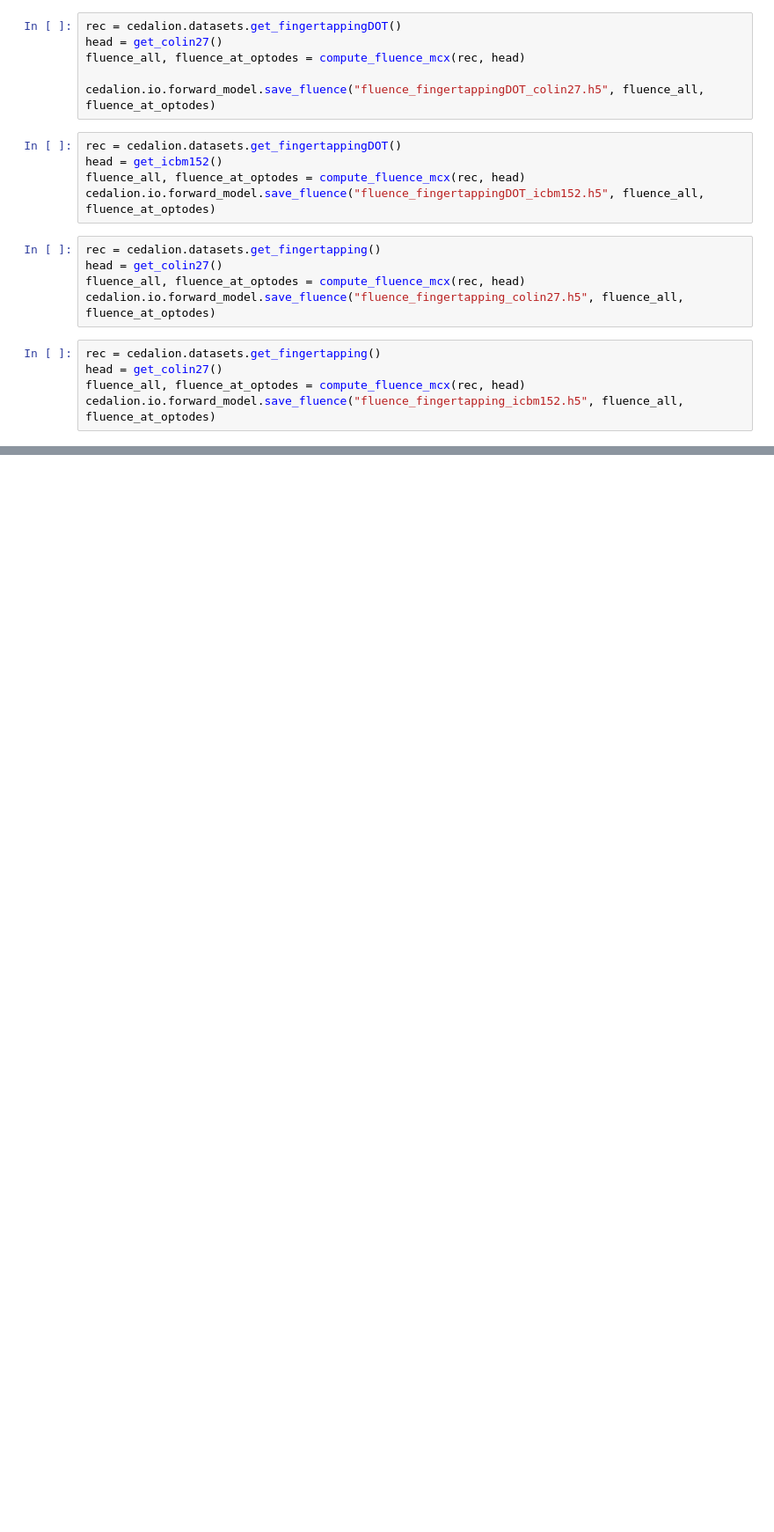
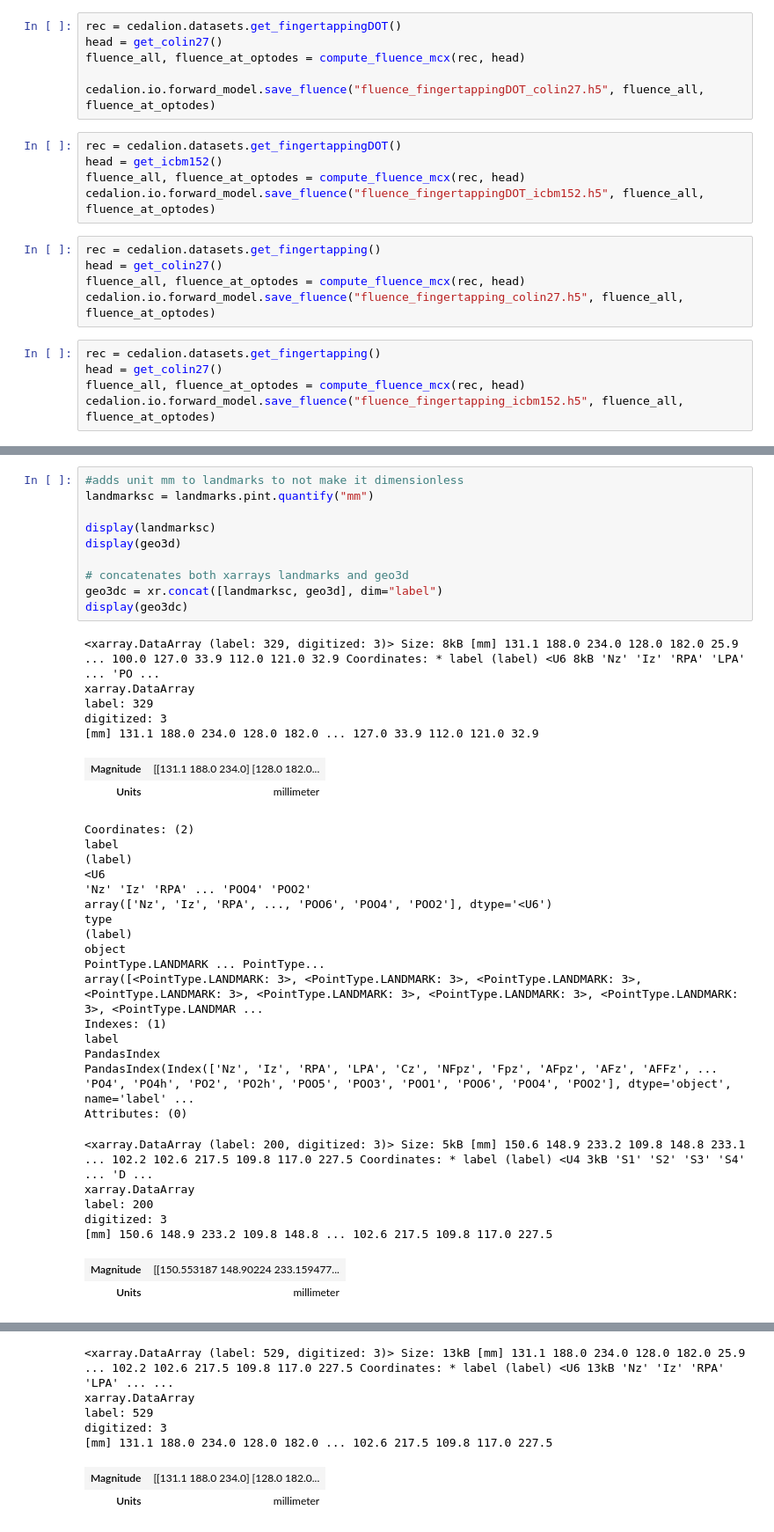
Before and after one commit to ibs-lab/cedalion, a Jupyter notebook: examples/precompute_fluence.ipynb, the cells around one changed output, grey strips where cells are left out. Shown: that part at 88% size. Cells and saved outputs as stored; diff of their text form; blank space fills up the shorter version.

```diff
--- a/examples/precompute_fluence.ipynb
+++ b/examples/precompute_fluence.ipynb
@@ -115,0 +159,41 @@ cedalion.io.forward_model.save_fluence("fluence_fingertapping_icbm152.h5", fluen
+# %%
+#adds unit mm to landmarks to not make it dimensionless
+landmarksc = landmarks.pint.quantify("mm")
+
+display(landmarksc)
+display(geo3d)
+
+# concatenates both xarrays landmarks and geo3d
+geo3dc = xr.concat([landmarksc, geo3d], dim="label")
+display(geo3dc)
+# %% [output]
+<xarray.DataArray (label: 329, digitized: 3)> Size: 8kB [mm] 131.1 188.0 234.0 128.0 182.0 25.9 ... 100.0 127.0 33.9 112.0 121.0 32.9 Coordinates: * label (label) <U6 8kB 'Nz' 'Iz' 'RPA' 'LPA' ... 'PO ...
+xarray.DataArray
+label: 329
+digitized: 3
+[mm] 131.1 188.0 234.0 128.0 182.0 ... 127.0 33.9 112.0 121.0 32.9
+| Magnitude | [[131.1 188.0 234.0] [128.0 182.0... |
+| Units | millimeter |
+Coordinates: (2)
+label
+(label)
+<U6
+'Nz' 'Iz' 'RPA' ... 'POO4' 'POO2'
+array(['Nz', 'Iz', 'RPA', ..., 'POO6', 'POO4', 'POO2'], dtype='<U6')
+type
+(label)
+object
+PointType.LANDMARK ... PointType...
+array([<PointType.LANDMARK: 3>, <PointType.LANDMARK: 3>, <PointType.LANDMARK: 3>, <PointType.LANDMARK: 3>, <PointType.LANDMARK: 3>, <PointType.LANDMARK: 3>, <PointType.LANDMARK: 3>, <PointType.LANDMAR ...
+Indexes: (1)
+label
+PandasIndex
+PandasIndex(Index(['Nz', 'Iz', 'RPA', 'LPA', 'Cz', 'NFpz', 'Fpz', 'AFpz', 'AFz', 'AFFz', ... 'PO4', 'PO4h', 'PO2', 'PO2h', 'POO5', 'POO3', 'POO1', 'POO6', 'POO4', 'POO2'], dtype='object', name='label' ...
+Attributes: (0)
+<xarray.DataArray (label: 200, digitized: 3)> Size: 5kB [mm] 150.6 148.9 233.2 109.8 148.8 233.1 ... 102.2 102.6 217.5 109.8 117.0 227.5 Coordinates: * label (label) <U4 3kB 'S1' 'S2' 'S3' 'S4' ... 'D ...
+xarray.DataArray
+label: 200
+digitized: 3
+[mm] 150.6 148.9 233.2 109.8 148.8 ... 102.6 217.5 109.8 117.0 227.5
+| Magnitude | [[150.553187 148.90224 233.159477... |
+| Units | millimeter |
@@ -115,0 +216,7 @@ cedalion.io.forward_model.save_fluence("fluence_fingertapping_icbm152.h5", fluen
+<xarray.DataArray (label: 529, digitized: 3)> Size: 13kB [mm] 131.1 188.0 234.0 128.0 182.0 25.9 ... 102.2 102.6 217.5 109.8 117.0 227.5 Coordinates: * label (label) <U6 13kB 'Nz' 'Iz' 'RPA' 'LPA' ... ...
+xarray.DataArray
+label: 529
+digitized: 3
+[mm] 131.1 188.0 234.0 128.0 182.0 ... 102.6 217.5 109.8 117.0 227.5
+| Magnitude | [[131.1 188.0 234.0] [128.0 182.0... |
+| Units | millimeter |
```
Also changed, not shown: parts of 3 cells of this notebook.
